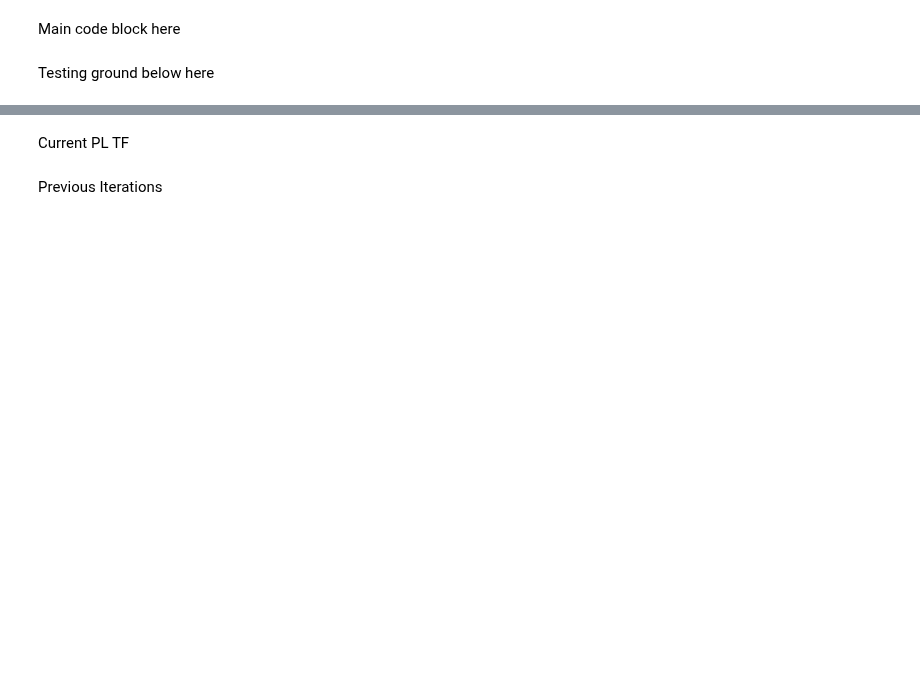
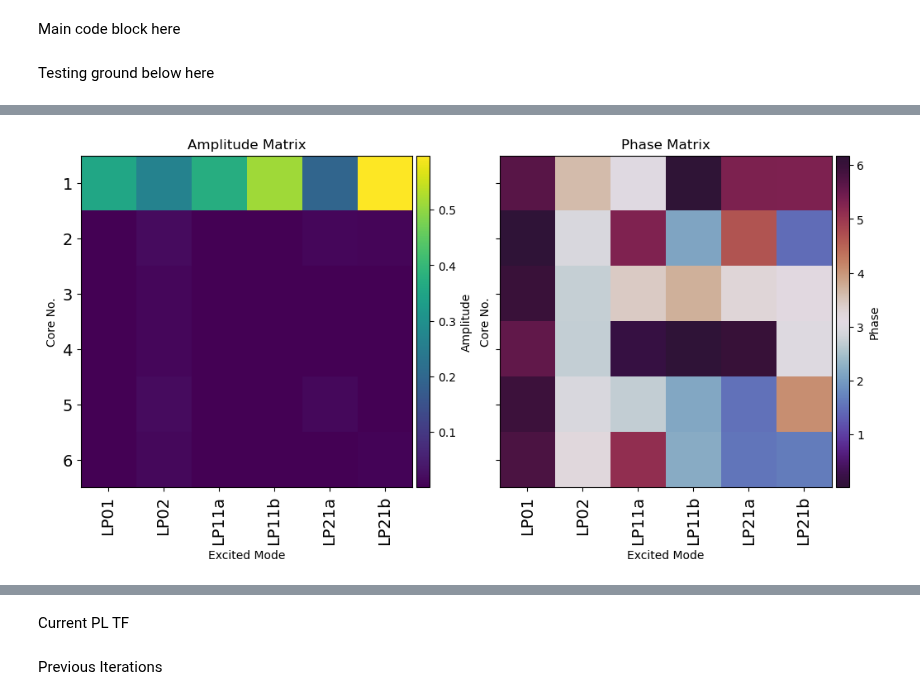
Before and after one commit to SAIL-Labs/RSoft-Automaton, a Jupyter notebook: Data_Manip.ipynb, the cells around one changed output, grey strips where cells are left out. Cells and saved outputs as stored; diff of their text form; code cells hidden in the pictures; blank space fills up the shorter version.

Commit message:
Can now produce transfer matrices for pentagonal PLs. The port monitor option to set an overlap type however produces terrible results, keep the option to Default Field for now.

```diff
--- a/Data_Manip.ipynb
+++ b/Data_Manip.ipynb
@@ -342,0 +218,81 @@ else:
+# %%
+import numpy as np, pandas as pd
+import matplotlib.pyplot as plt
+import seaborn as sns
+
+from Functions import *
+
+core_number = simulation_val.get("core_num", Simulation_params["core_num"])
+
+amp = []
+phase = []
+tf_vals = []
+
+if gridding:
+    for i in range(len(grid_size_range)):
+        tf_vals.append(tf_list[0][i][1]) # if plotting grid sizes use 1, else 2 for transfer vectors
+
+    tf_vals = np.array(tf_vals)
+
+    amp, phase, grid_size, tf_result = extract_portmon_amp_phase(tf_vals, grid_size_range)
+
+    amp_data = []
+    phase_data = []
+    int_dat = []
+
+    for idx, (gsize, a_vals, p_vals) in enumerate(zip(grid_size, amp, phase)):
+        for core_idx, val in enumerate(a_vals):
+            amp_data.append({"Grid": gsize, "Core": core_idx + 1, "Amplitude": val})
+            int_dat.append({"Grid": gsize, "Core": core_idx + 1, "Log Intensity": np.log(val**2)})
+        for core_idx, val in enumerate(p_vals):
+            phase_data.append({"Grid": gsize, "Core": core_idx + 1, "Log Phase": np.log(val)})
+
+    amp_df = pd.DataFrame(amp_data)
+    phase_df = pd.DataFrame(phase_data)
+    int_df = pd.DataFrame(int_dat)
+
+    fig_grid_sizes, axes = plt.subplots(2,1, figsize=(10, 8), sharex= True)
+
+    ax = axes[0]
+    sns.lineplot(data=int_df, x="Grid", y="Log Intensity", hue="Core",marker = "o", ax=ax)
+    ax.set_title("Effect of Core size on BeamPROP Results")
+    ax.set_ylabel("Log Intensity")
+    ax.legend(loc='upper right')
+
+    ax = axes[1]
+    sns.lineplot(data=phase_df, x="Grid", y="Log Phase", hue="Core", marker="o", ax=ax)
+    ax.legend(loc='lower right')
+    ax.set_xlabel("Grid Size")
+
+    plt.tight_layout()
+
+else:
+    for i in range(core_number):
+        tf_vals.append(tf_list[0][i][1])
+
+    tf_vals = np.array(tf_vals)
+
+    amp, phase, tf_result = extract_portmon_amp_phase(tf_vals)
+
+    max_value = print_max_amp_or_phase_value(amp)
+    # tf_vectors_amp = assign_17modes_to_tflist(amp, simulation_val)
+    # tf_vectors_phase = assign_17modes_to_tflist(phase, simulation_val)
+
+    reorder = True
+    tf_labels = ["Amplitude", "Phase"]
+    tf_to_plot = [amp, phase]
+
+    tf_figure, tf_ax = plt.subplots(1,2, figsize = (12,8), sharey = True)
+    for i, (lab, tf_type) in enumerate(zip(tf_labels, tf_to_plot)):
+        plot_phase = False
+
+        ax = tf_ax[i]
+        if lab == "Phase":
+            plot_phase = True
+        plot_tf_matrix(tf_type, simulation_val, matrix_type=f"{lab}", ax=ax, cbar=True, reorder = reorder, phase = plot_phase)
+
+    plot_combined_tf_matrix(simulation_val, amp, phase, core_number, amp_max = max_value,
+                            dir = r"C:\Users\justinvella\Desktop\Github Code\RSoft-Automaton",
+                            name = "TF_Combined_6cPentPL.png")
+# %% [output]
+[figure, added]
```
Also changed, not shown: parts of 4 cells of this notebook, 17 other files.
